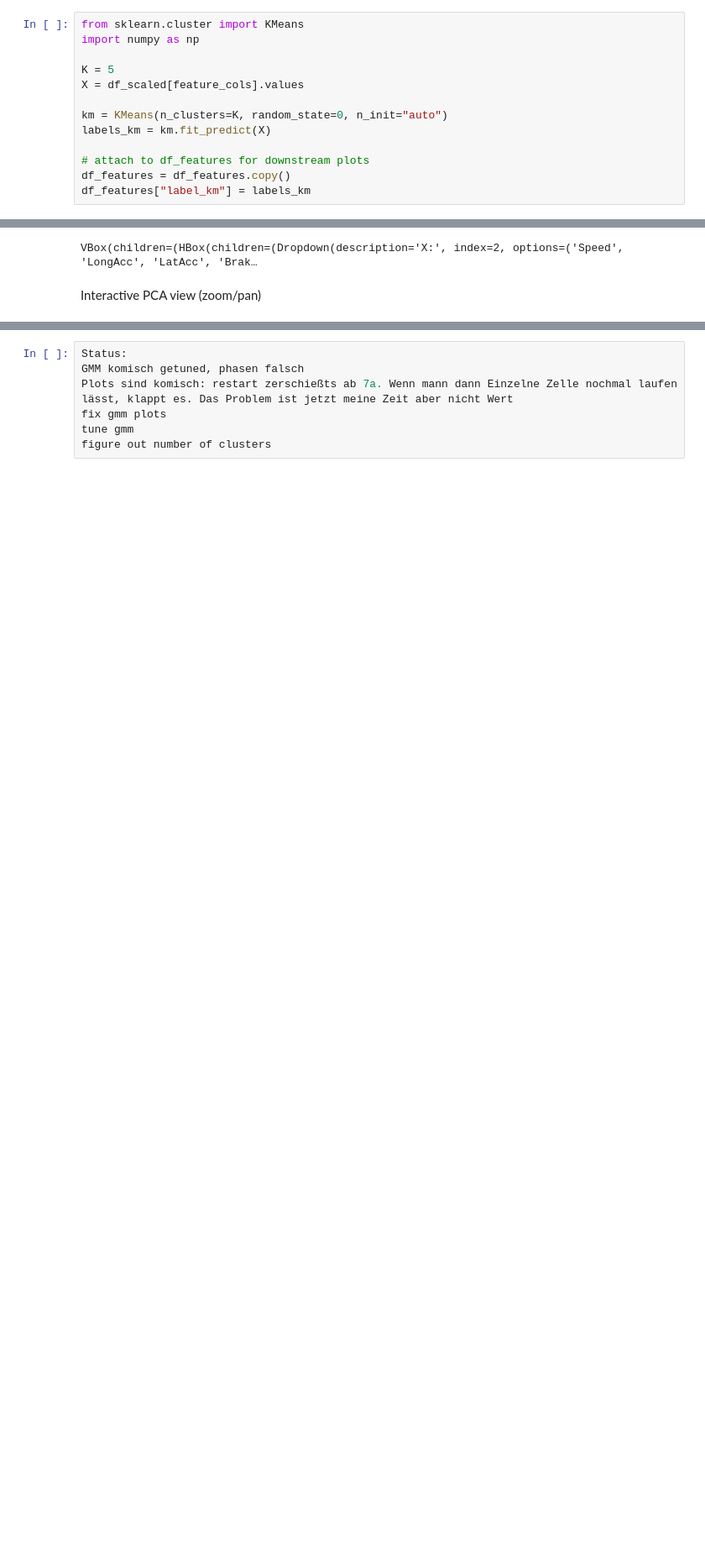
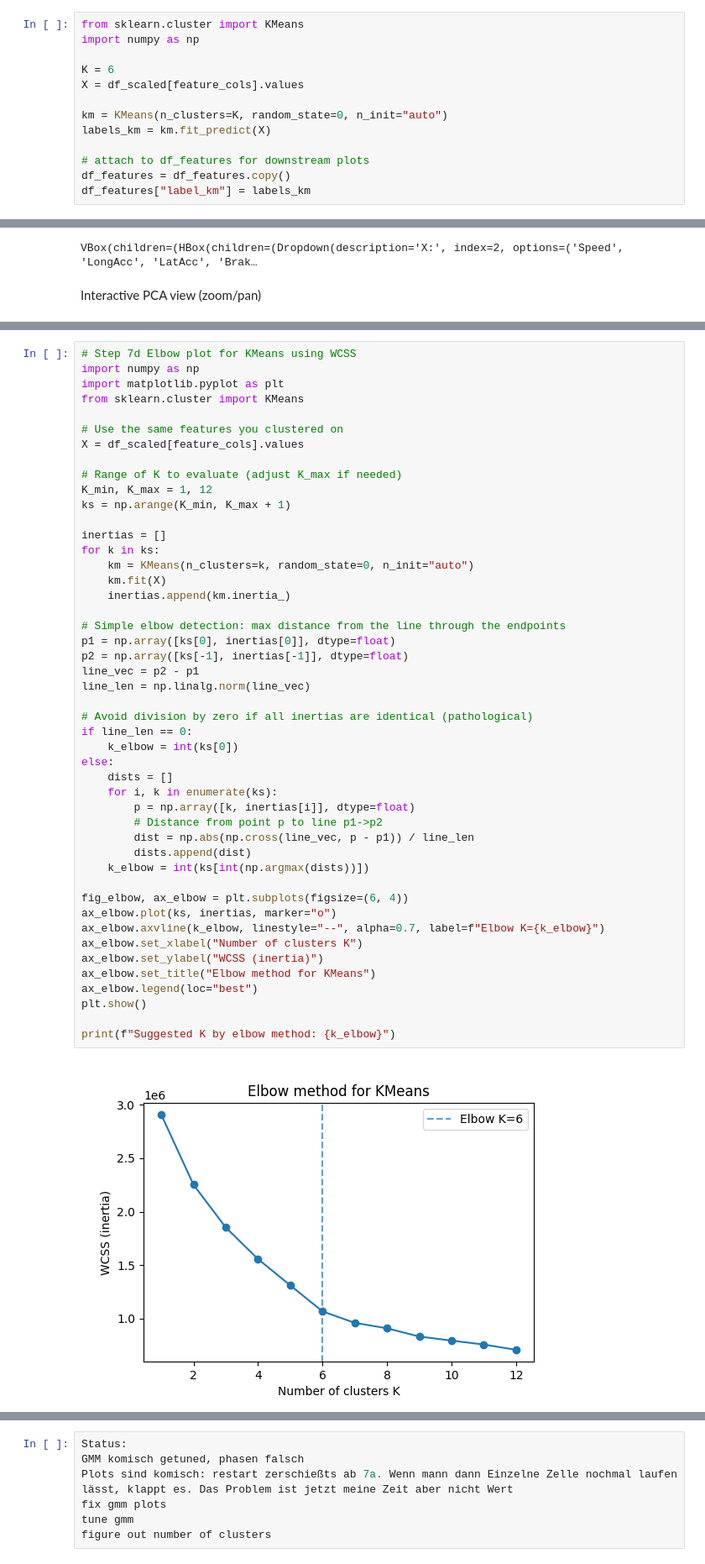
Before and after one commit to kawihss/fs-corner-phase-classification, a Jupyter notebook: notebooks/01_load_and_preprocess.ipynb, the cells around one changed output, grey strips where cells are left out. Shown at 84% size. Saved outputs shown, nothing was run; the diff lists cells and outputs as text; blank space fills up the shorter version.

Commit message:
implement WCSS, decide on 6 Clusters

```diff
--- a/notebooks/01_load_and_preprocess.ipynb
+++ b/notebooks/01_load_and_preprocess.ipynb
@@ -315,7 +315,7 @@ K-Means fit + attach labels
 from sklearn.cluster import KMeans
 import numpy as np
 
-K = 5
+K = 6
 X = df_scaled[feature_cols].values
 
 km = KMeans(n_clusters=K, random_state=0, n_init="auto")
@@ -424,3 +424,52 @@ ax_pca.legend(loc="best")
 plt.show()
 # %% [output]
 [figure]
+# %%
+# Step 7d Elbow plot for KMeans using WCSS
+import numpy as np
+import matplotlib.pyplot as plt
+from sklearn.cluster import KMeans
+
+# Use the same features you clustered on
+X = df_scaled[feature_cols].values
+
+# Range of K to evaluate (adjust K_max if needed)
+K_min, K_max = 1, 12
+ks = np.arange(K_min, K_max + 1)
+
+inertias = []
+for k in ks:
+    km = KMeans(n_clusters=k, random_state=0, n_init="auto")
+    km.fit(X)
+    inertias.append(km.inertia_)
+
+# Simple elbow detection: max distance from the line through the endpoints
+p1 = np.array([ks[0], inertias[0]], dtype=float)
+p2 = np.array([ks[-1], inertias[-1]], dtype=float)
+line_vec = p2 - p1
+line_len = np.linalg.norm(line_vec)
+
+# Avoid division by zero if all inertias are identical (pathological)
+if line_len == 0:
+    k_elbow = int(ks[0])
+else:
+    dists = []
+    for i, k in enumerate(ks):
+        p = np.array([k, inertias[i]], dtype=float)
+        # Distance from point p to line p1->p2
+        dist = np.abs(np.cross(line_vec, p - p1)) / line_len
+        dists.append(dist)
+    k_elbow = int(ks[int(np.argmax(dists))])
+
+fig_elbow, ax_elbow = plt.subplots(figsize=(6, 4))
+ax_elbow.plot(ks, inertias, marker="o")
+ax_elbow.axvline(k_elbow, linestyle="--", alpha=0.7, label=f"Elbow K={k_elbow}")
+ax_elbow.set_xlabel("Number of clusters K")
+ax_elbow.set_ylabel("WCSS (inertia)")
+ax_elbow.set_title("Elbow method for KMeans")
+ax_elbow.legend(loc="best")
+plt.show()
+
+print(f"Suggested K by elbow method: {k_elbow}")
+# %% [output]
+[figure, added]
```
Also changed, not shown: parts of 2 cells of this notebook.
